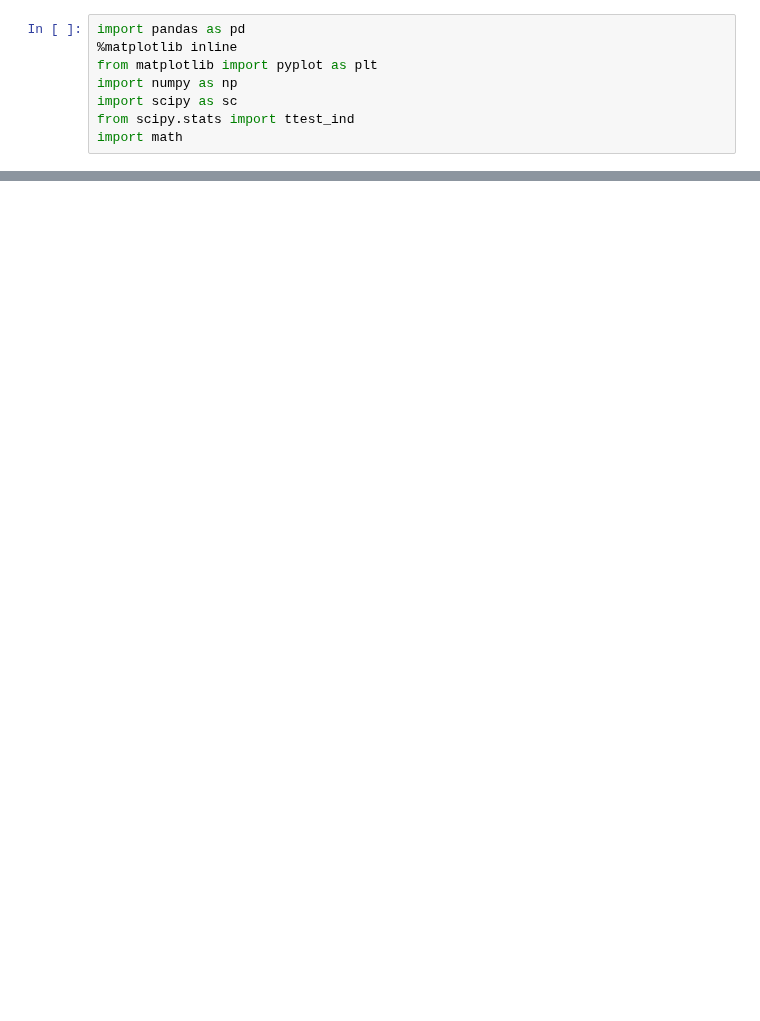
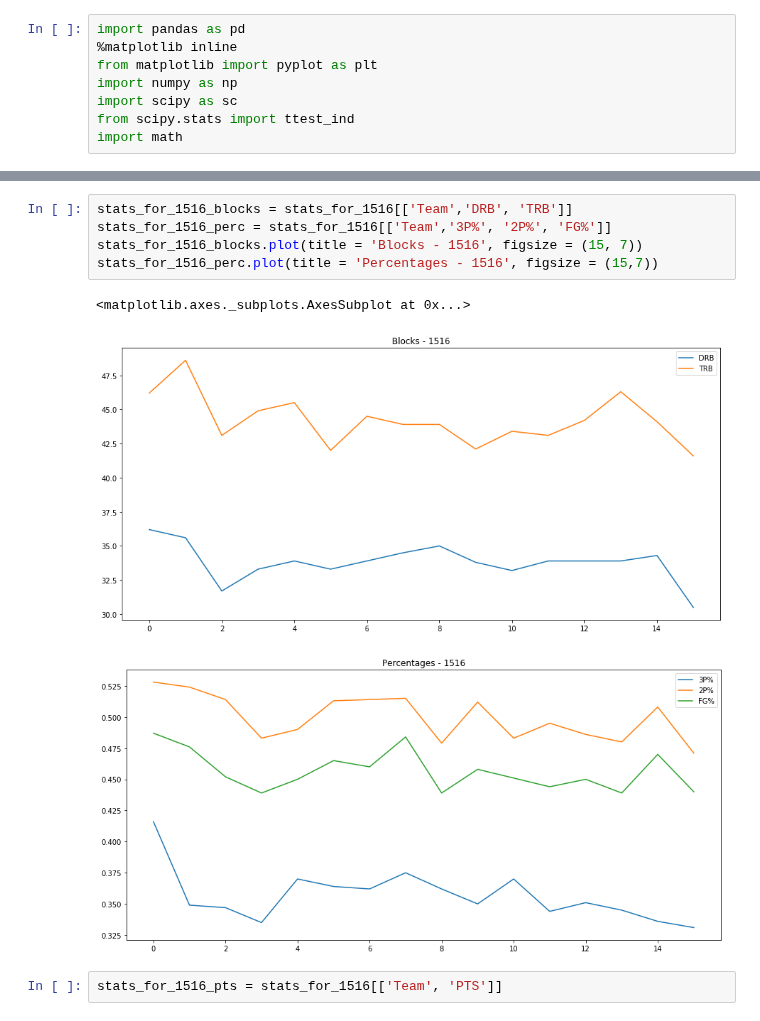
Before and after one commit to MaloneRobert/BasketballPredictor, a Jupyter notebook: Part_Two.ipynb, the cells around one changed output, grey strips where cells are left out. Cells and saved outputs as stored; diff of their text form; blank space fills up the shorter version.

```diff
--- a/Part_Two.ipynb
+++ b/Part_Two.ipynb
@@ -88,0 +82,11 @@ Pearson Correlation between Wins and Field Goal shots made
+# %%
+stats_for_1516_blocks = stats_for_1516[['Team','DRB', 'TRB']]
+stats_for_1516_perc = stats_for_1516[['Team','3P%', '2P%', 'FG%']]
+stats_for_1516_blocks.plot(title = 'Blocks - 1516', figsize = (15, 7))
+stats_for_1516_perc.plot(title = 'Percentages - 1516', figsize = (15,7))
+# %% [output]
+<matplotlib.axes._subplots.AxesSubplot at 0x...>
+[figure, added]
+[figure, added]
+# %%
+stats_for_1516_pts = stats_for_1516[['Team', 'PTS']]
```
Also changed, not shown: parts of 12 cells of this notebook.
